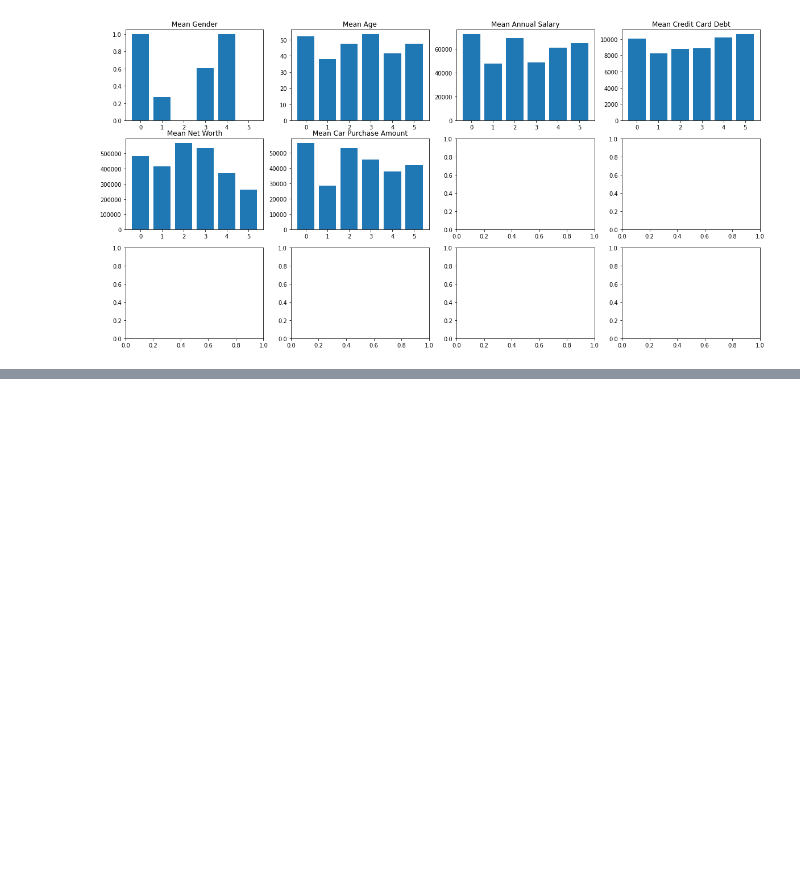
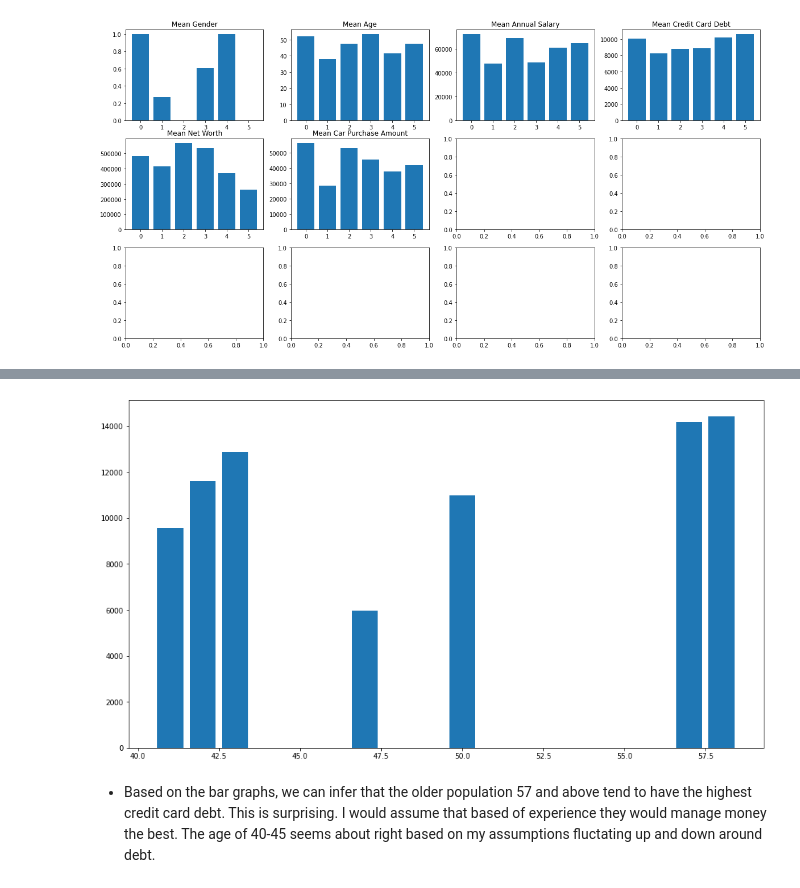
Before and after one commit to LarsonBodden/Car-Purchasing-Model, a Jupyter notebook: Project_2.ipynb, the cells around one changed output, grey strips where cells are left out. Drawn from its saved outputs; the diff is of its cells as text; code cells hidden in the pictures; blank space fills up the shorter version.

```diff
--- a/Project_2.ipynb
+++ b/Project_2.ipynb
@@ -127,3 +129,5 @@ Car Purchase Amount    0
 dtype: int64
 # %% [markdown]
 - No categorical values
+# %%
+df['Gender'].fillna(df['Gender'].median(),inplace=True)
@@ -216,18 +226,3 @@ X_scaled.head()
 | 2 | 0.988071 | -0.403891 | -0.712361 | 0.445452 | 1.193976 | -0.119313 |
 | 3 | 0.988071 | 1.475256 | 1.474794 | 1.382369 | 0.675595 | 2.156820 |
 | 4 | 0.988071 | 1.349979 | -0.205111 | -1.218962 | 0.743113 | 1.087644 |
-# %%
-from sklearn.cluster import KMeans
-from sklearn.metrics import silhouette_score
-
-#Create an empty list of inertias
-inertias = []
-#Loop through k values between 2 and 10 and store the inertias in the list.
-for k in range(2,11):
-    kmeans = KMeans(n_clusters=k)
-    kmeans.fit(X_scaled)
-    inertias.append(kmeans.inertia_)
-#Visualize scores
-plt.plot(range(2,11), inertias, marker = '.')
-plt.xlabel('clusters')
-plt.ylabel('inertia')
@@ -239,10 +228,0 @@ Text(0, 0.5, 'inertia')
-# %%
-silhouette_scores = []
-for i in range(2, 11):
-  kmeans = KMeans(n_clusters = i)
-  kmeans.fit(X_scaled)
-  silhouette_scores.append(silhouette_score((X_scaled), kmeans.labels_))
-# Visualize scores
-plt.plot(range(2, 11), silhouette_scores, marker = '.')
-plt.xlabel('Number of Clusters')
-plt.ylabel('Silhouette Score');
@@ -253,5 +228,0 @@ plt.ylabel('Silhouette Score');
-# %%
-# Fit kmeans model with 3 clusters and display the silhouette score
-kmeans = KMeans(n_clusters = 3)
-kmeans.fit(X_scaled)
-silhouette_score(X_scaled, kmeans.labels_)
@@ -323,0 +303,11 @@ for i, col in enumerate(cluster_groups.columns[1:]):
+# %%
+age = df['Age'].head(12)
+debt = df['Credit Card Debt'].head(12)
+
+fig, ax = plt.subplots(figsize =(16, 9))
+plt.bar(age[0:10], debt[0:10])
+plt.show()
+# %% [output]
+[figure, added]
+# %% [markdown]
+- Based on the bar graphs, we can infer that the older population 57 and above tend to have the highest credit card debt. This is surprising. I would assume that based of experience they would manage money the best. The age of 40-45 seems about right based on my assumptions fluctating up and down around debt.
```
Also changed, not shown: parts of 10 cells of this notebook.
